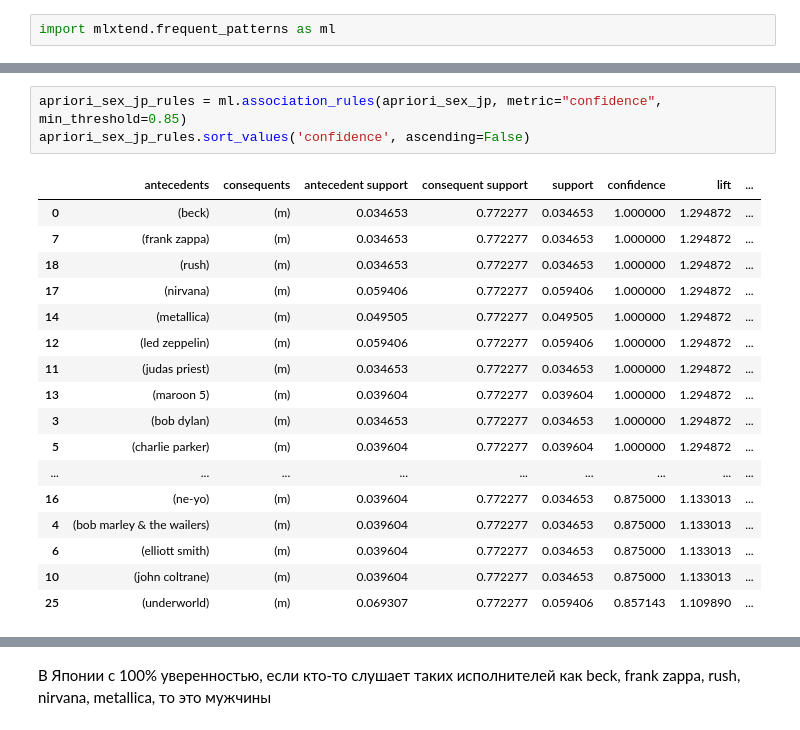
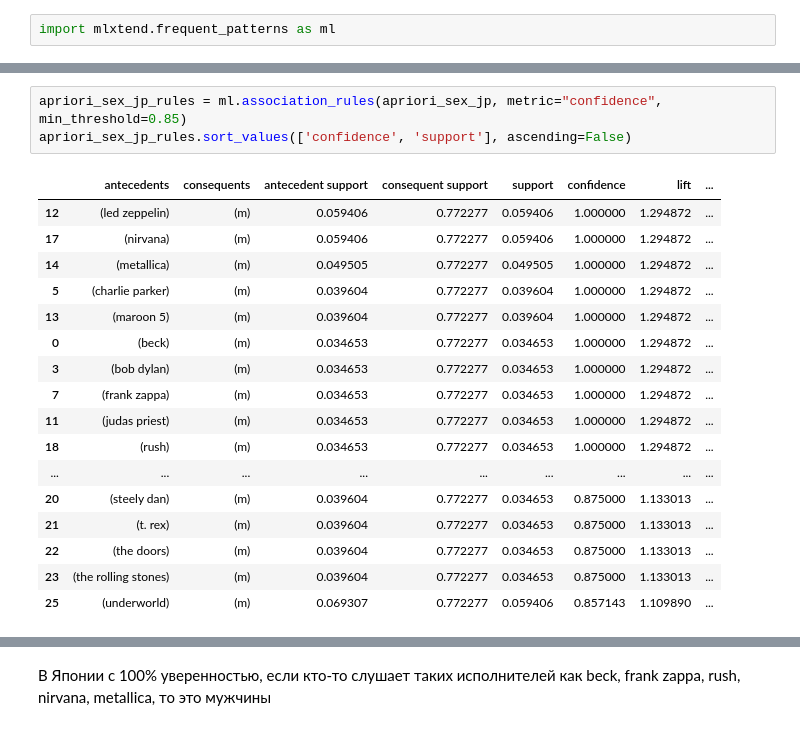
Before and after one commit to Forcause/ML_Labs, a Jupyter notebook: Lab_2/task2.ipynb, the cells around one changed output, grey strips where cells are left out. Saved outputs shown, nothing was run; the diff lists cells and outputs as text.

```diff
--- a/Lab_2/task2.ipynb
+++ b/Lab_2/task2.ipynb
@@ -157,22 +157,22 @@ apriori_sex_jp
 153 rows × 2 columns
 # %%
 apriori_sex_jp_rules = ml.association_rules(apriori_sex_jp, metric="confidence", min_threshold=0.85)
-apriori_sex_jp_rules.sort_values('confidence', ascending=False)
+apriori_sex_jp_rules.sort_values(['confidence', 'support'], ascending=False)
 # %% [output]
 |  | antecedents | consequents | antecedent support | consequent support | support | confidence | lift | ... |
-| 0 | (beck) | (m) | 0.034653 | 0.772277 | 0.034653 | 1.000000 | 1.294872 | ... |
-| 7 | (frank zappa) | (m) | 0.034653 | 0.772277 | 0.034653 | 1.000000 | 1.294872 | ... |
-| 18 | (rush) | (m) | 0.034653 | 0.772277 | 0.034653 | 1.000000 | 1.294872 | ... |
+| 12 | (led zeppelin) | (m) | 0.059406 | 0.772277 | 0.059406 | 1.000000 | 1.294872 | ... |
 | 17 | (nirvana) | (m) | 0.059406 | 0.772277 | 0.059406 | 1.000000 | 1.294872 | ... |
 | 14 | (metallica) | (m) | 0.049505 | 0.772277 | 0.049505 | 1.000000 | 1.294872 | ... |
-| 12 | (led zeppelin) | (m) | 0.059406 | 0.772277 | 0.059406 | 1.000000 | 1.294872 | ... |
+| 5 | (charlie parker) | (m) | 0.039604 | 0.772277 | 0.039604 | 1.000000 | 1.294872 | ... |
+| 13 | (maroon 5) | (m) | 0.039604 | 0.772277 | 0.039604 | 1.000000 | 1.294872 | ... |
+| 0 | (beck) | (m) | 0.034653 | 0.772277 | 0.034653 | 1.000000 | 1.294872 | ... |
+| 3 | (bob dylan) | (m) | 0.034653 | 0.772277 | 0.034653 | 1.000000 | 1.294872 | ... |
+| 7 | (frank zappa) | (m) | 0.034653 | 0.772277 | 0.034653 | 1.000000 | 1.294872 | ... |
 | 11 | (judas priest) | (m) | 0.034653 | 0.772277 | 0.034653 | 1.000000 | 1.294872 | ... |
-| 13 | (maroon 5) | (m) | 0.039604 | 0.772277 | 0.039604 | 1.000000 | 1.294872 | ... |
-| 3 | (bob dylan) | (m) | 0.034653 | 0.772277 | 0.034653 | 1.000000 | 1.294872 | ... |
-| 5 | (charlie parker) | (m) | 0.039604 | 0.772277 | 0.039604 | 1.000000 | 1.294872 | ... |
+| 18 | (rush) | (m) | 0.034653 | 0.772277 | 0.034653 | 1.000000 | 1.294872 | ... |
 | ... | ... | ... | ... | ... | ... | ... | ... | ... |
-| 16 | (ne-yo) | (m) | 0.039604 | 0.772277 | 0.034653 | 0.875000 | 1.133013 | ... |
-| 4 | (bob marley & the wailers) | (m) | 0.039604 | 0.772277 | 0.034653 | 0.875000 | 1.133013 | ... |
-| 6 | (elliott smith) | (m) | 0.039604 | 0.772277 | 0.034653 | 0.875000 | 1.133013 | ... |
-| 10 | (john coltrane) | (m) | 0.039604 | 0.772277 | 0.034653 | 0.875000 | 1.133013 | ... |
+| 20 | (steely dan) | (m) | 0.039604 | 0.772277 | 0.034653 | 0.875000 | 1.133013 | ... |
+| 21 | (t. rex) | (m) | 0.039604 | 0.772277 | 0.034653 | 0.875000 | 1.133013 | ... |
+| 22 | (the doors) | (m) | 0.039604 | 0.772277 | 0.034653 | 0.875000 | 1.133013 | ... |
+| 23 | (the rolling stones) | (m) | 0.039604 | 0.772277 | 0.034653 | 0.875000 | 1.133013 | ... |
 | 25 | (underworld) | (m) | 0.069307 | 0.772277 | 0.059406 | 0.857143 | 1.109890 | ... |
```
Also changed, not shown: parts of 26 cells of this notebook.
